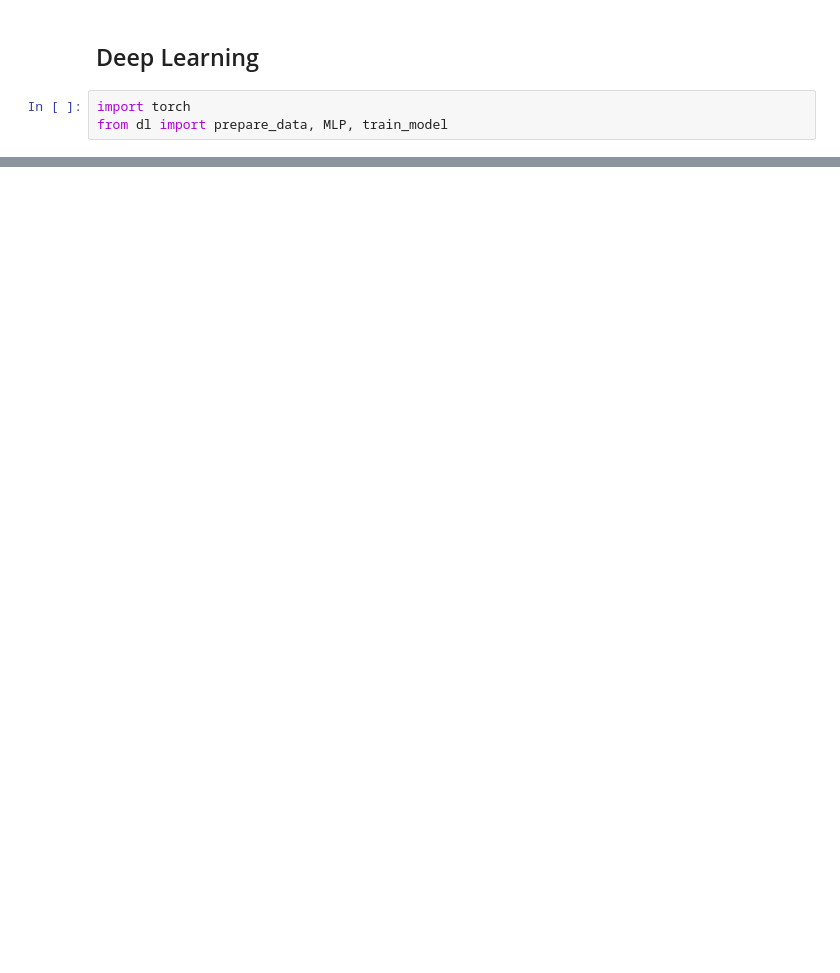
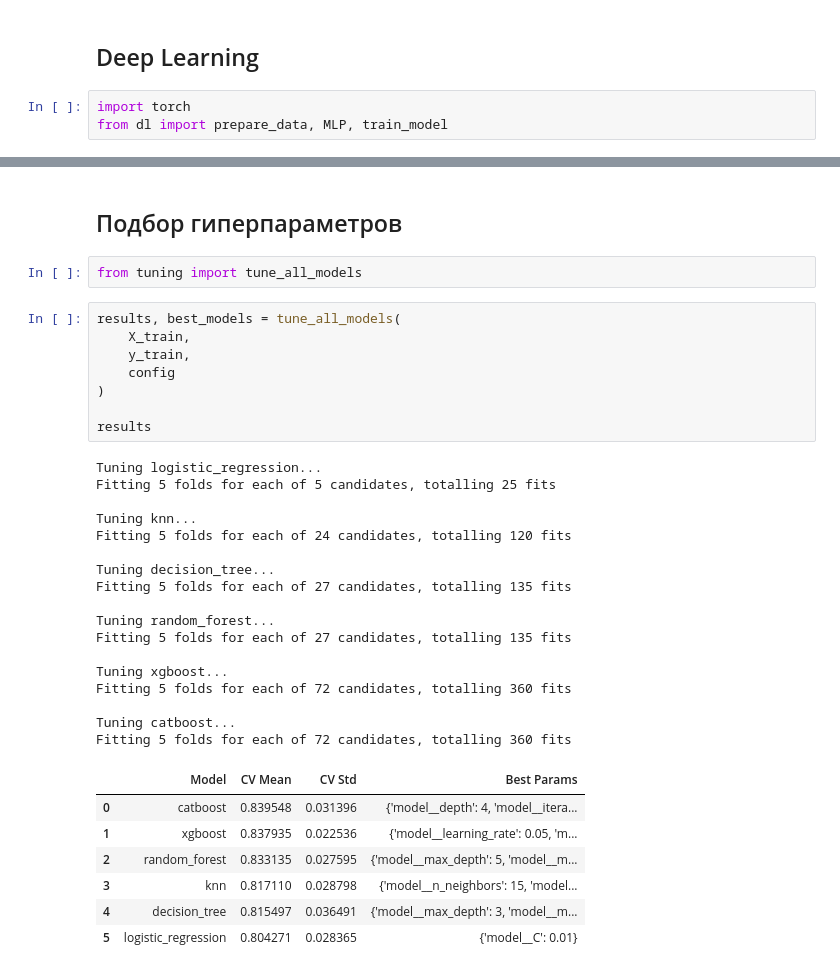
Before and after one commit to EgorFalaleev/kaggle-titanic, a Jupyter notebook: notebooks/03_models.ipynb, the cells around one changed output, grey strips where cells are left out. Cells and saved outputs as stored; diff of their text form; blank space fills up the shorter version.

Commit message:
add hyperparameters tuning

```diff
--- a/notebooks/03_models.ipynb
+++ b/notebooks/03_models.ipynb
@@ -116 +118,38 @@ Early stopping at epoch 57
 <All keys matched successfully>
+# %% [markdown]
+## Подбор гиперпараметров
+# %%
+from tuning import tune_all_models
+# %%
+results, best_models = tune_all_models(
+    X_train,
+    y_train,
+    config
+)
+
+results
+# %% [output]
+Tuning logistic_regression...
+Fitting 5 folds for each of 5 candidates, totalling 25 fits
+
+Tuning knn...
+Fitting 5 folds for each of 24 candidates, totalling 120 fits
+
+Tuning decision_tree...
+Fitting 5 folds for each of 27 candidates, totalling 135 fits
+
+Tuning random_forest...
+Fitting 5 folds for each of 27 candidates, totalling 135 fits
+
+Tuning xgboost...
+Fitting 5 folds for each of 72 candidates, totalling 360 fits
+
+Tuning catboost...
+Fitting 5 folds for each of 72 candidates, totalling 360 fits
+|  | Model | CV Mean | CV Std | Best Params |
+| 0 | catboost | 0.839548 | 0.031396 | {'model__depth': 4, 'model__itera... |
+| 1 | xgboost | 0.837935 | 0.022536 | {'model__learning_rate': 0.05, 'm... |
+| 2 | random_forest | 0.833135 | 0.027595 | {'model__max_depth': 5, 'model__m... |
+| 3 | knn | 0.817110 | 0.028798 | {'model__n_neighbors': 15, 'model... |
+| 4 | decision_tree | 0.815497 | 0.036491 | {'model__max_depth': 3, 'model__m... |
+| 5 | logistic_regression | 0.804271 | 0.028365 | {'model__C': 0.01} |
```
Also changed, not shown: parts of 7 cells of this notebook, 4 other files.
